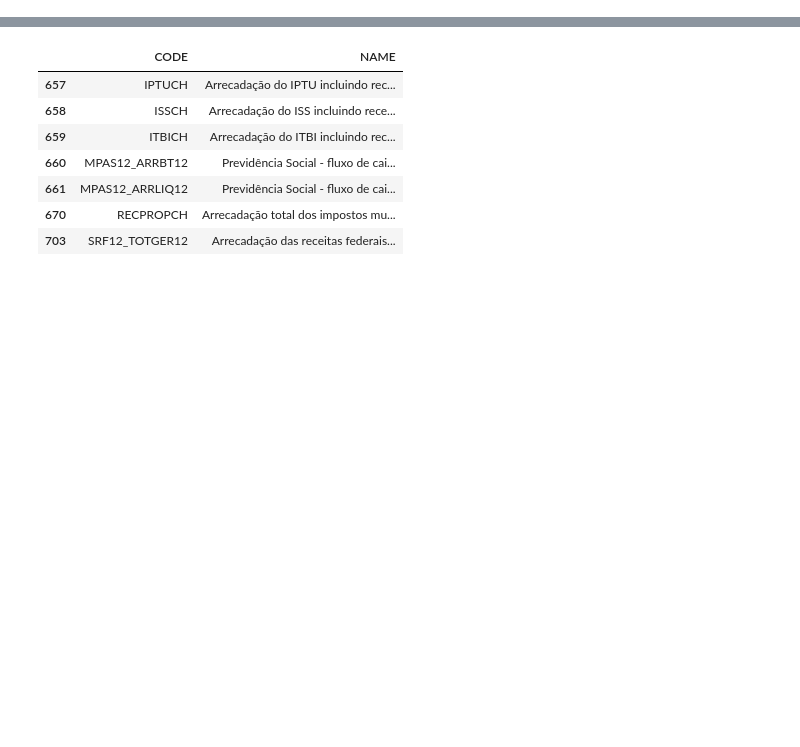
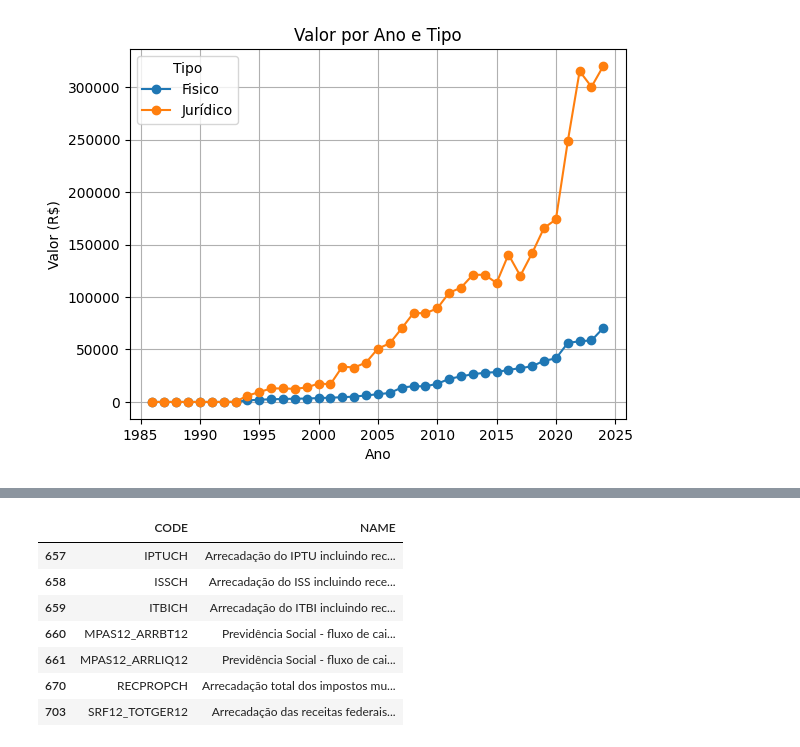
Before and after one commit to iagonmic/union-revenue-costs, a Jupyter notebook: dados_arrecadacao.ipynb, the cells around one changed output, grey strips where cells are left out. Saved outputs shown, nothing was run; the diff lists cells and outputs as text; code cells hidden in the pictures; blank space fills up the shorter version.

```diff
--- a/dados_arrecadacao.ipynb
+++ b/dados_arrecadacao.ipynb
@@ -5,0 +41,11 @@ df = ipea.list_series()
+# %%
+import pandas as pd
+
+imposto_fisico = ipea.timeseries('SRF12_IRPF12')
+imposto_fisico = imposto_fisico.assign(TIPO=lambda x: "Fisico")
+
+imposto_juridico = ipea.timeseries('SRF12_IRPJ12')
+imposto_juridico = imposto_juridico.assign(TIPO=lambda x: "Jurídico")
+
+imposto_total = pd.concat([imposto_fisico, imposto_juridico], axis=0)
+imposto_total
@@ -5,0 +67,17 @@ df = ipea.list_series()
+# %%
+import matplotlib.pyplot as plt
+
+# Primeiro agrupamos para garantir que temos o VALUE por ano para cada TIPO
+grouped = imposto_total.groupby(['YEAR', 'TIPO'])['VALUE (R$)'].sum().unstack()
+
+# Agora plotamos
+grouped.plot(marker='o')
+
+plt.xlabel('Ano')
+plt.ylabel('Valor (R$)')
+plt.title('Valor por Ano e Tipo')
+plt.grid(True)
+plt.legend(title='Tipo')
+plt.show()
+# %% [output]
+[figure, added]
```
Also changed, not shown: parts of 9 cells of this notebook.
